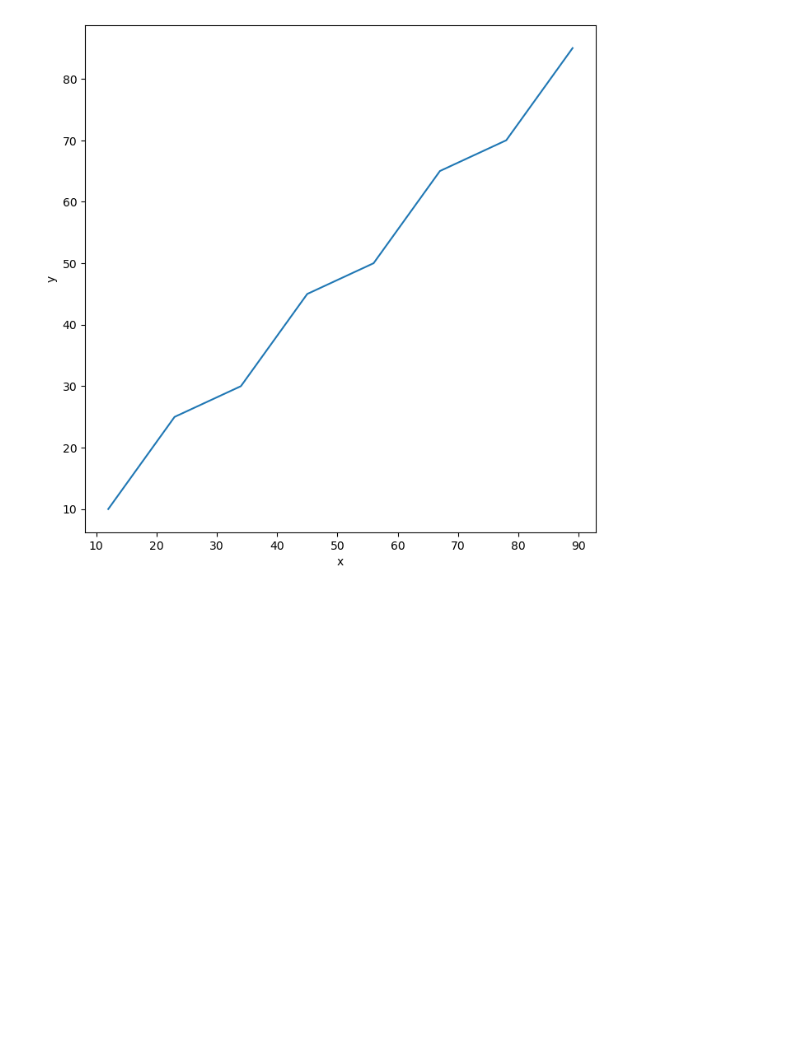
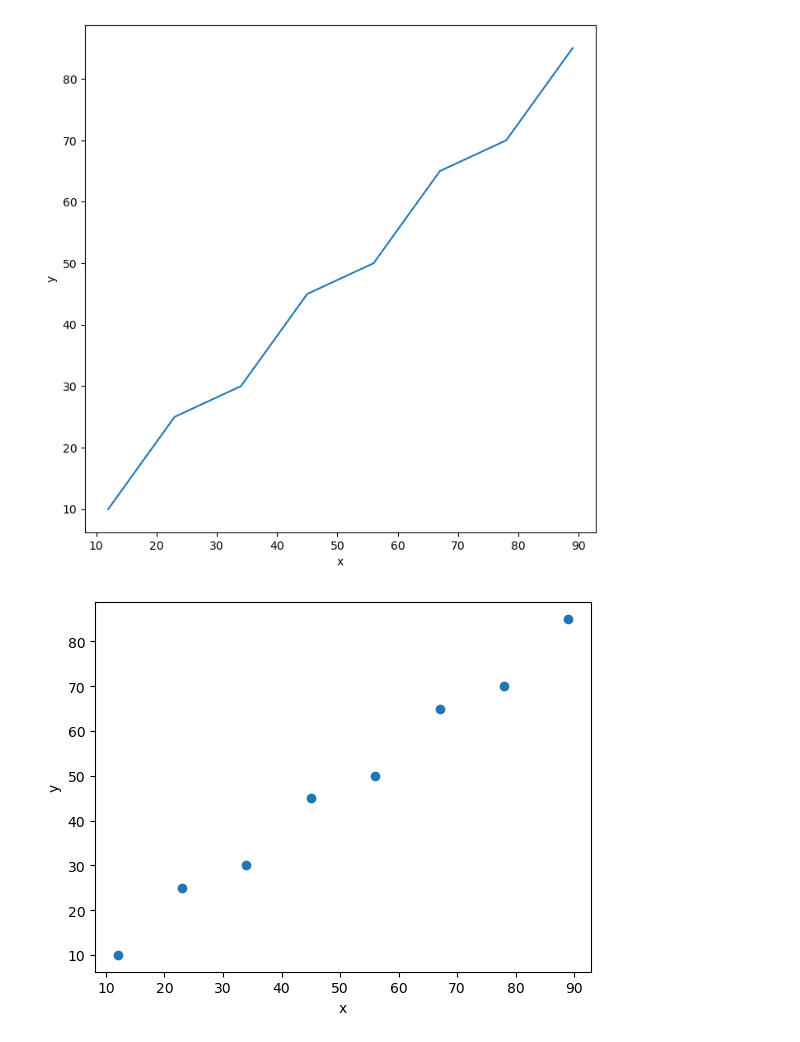
Before and after one commit to fwa-alpha/zero-one1, a Jupyter notebook: test1/book2.ipynb, the cells around one changed output. Drawn from its saved outputs; the diff is of its cells as text; code cells hidden in the pictures; blank space fills up the shorter version.

```diff
--- a/test1/book2.ipynb
+++ b/test1/book2.ipynb
@@ -11,3 +11,10 @@ plt.ylabel('y')
 plt.show()
 # %% [output]
 [figure]
+# %%
+plt.scatter(x,y)
+plt.xlabel('x')
+plt.ylabel('y')
+plt.show()
+# %% [output]
+[figure, added]
```
Also changed, not shown: parts of 3 cells of this notebook.
